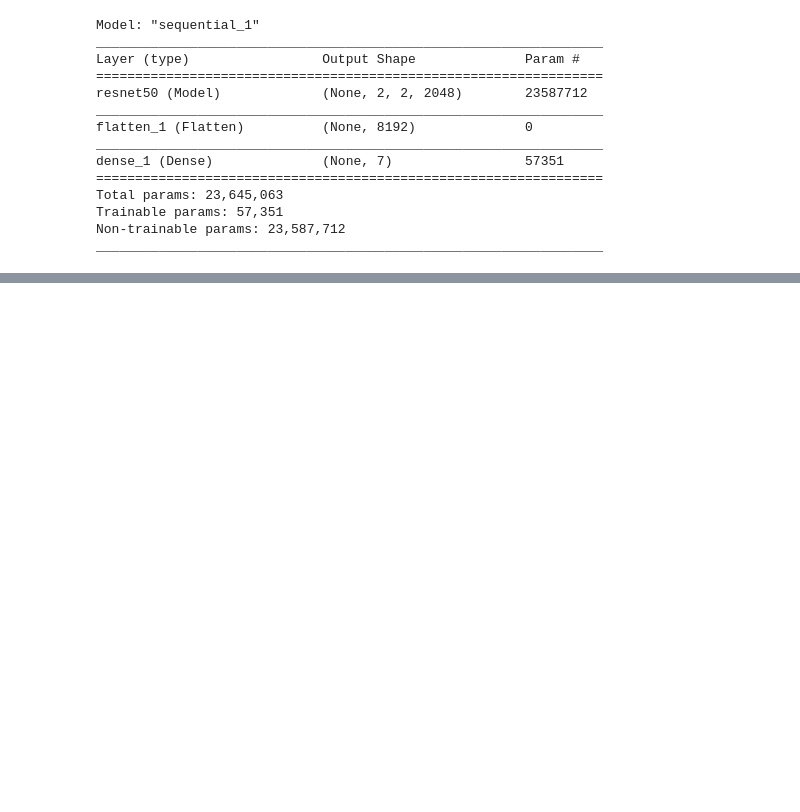
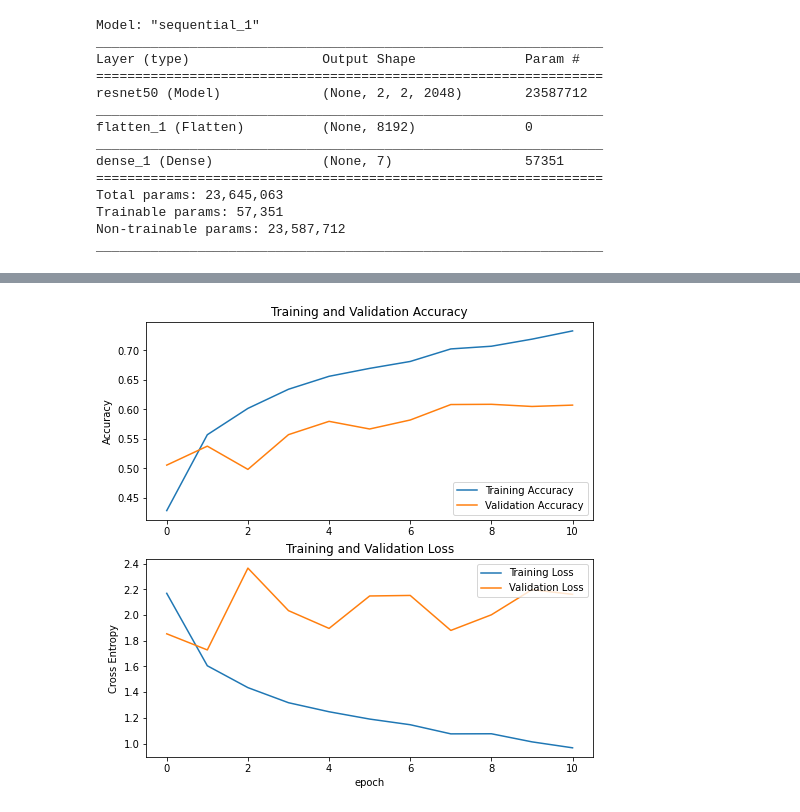
Before and after one commit to Dingdong-LIU/comp4471-project, a Jupyter notebook: Untitled1.ipynb, the cells around one changed output, grey strips where cells are left out. Drawn from its saved outputs; the diff is of its cells as text; code cells hidden in the pictures; blank space fills up the shorter version.

```diff
--- a/Untitled1.ipynb
+++ b/Untitled1.ipynb
@@ -257,5 +291,9 @@ _________________________________________________________________
 # %%
 model2.compile(loss=tf.keras.losses.categorical_crossentropy, optimizer=tf.keras.optimizers.Adam(),metrics=['accuracy'])
 # %%
-history = model2.fit(X_train, y_train, batch_size = 32, epochs = 5, verbose = 1, validation_data = (X_val, y_val))
+history = model2.fit(X_train, y_train,
+                     batch_size = 32,
+                     epochs = 5,
+                     verbose = 1,
+                     validation_data = (X_val, y_val))
 # %% [output]
@@ -268,0 +310,17 @@ KeyboardInterrupt:
+# %%
+histories={}
+histories[1] = history
+initial_epochs = 5
+total_epochs = 5
+# %%
+index = 2
+add_epochs = 5
+total_epochs = initial_epochs + add_epochs
+
+history = model2.fit(X_train, y_train,
+                     batch_size = 32,
+                     epochs = total_epochs,
+                     initial_epoch=histories[index-1].epoch[-1],
+                     verbose = 1,
+                     validation_data = (X_val, y_val))
+initial_epochs = total_epochs
@@ -268,0 +340,11 @@ KeyboardInterrupt:
+# %%
+histories[index] = history
+acc = histories[1].history['accuracy']+history.history['accuracy']
+val_acc = histories[1].history['val_accuracy']+history.history['val_accuracy']
+
+loss = histories[1].history['loss']+history.history['loss']
+val_loss = histories[1].history['val_loss']+history.history['val_loss']
+# %%
+plot_process(acc, val_acc, loss, val_loss)
+# %% [output]
+[figure, added]
```
Also changed, not shown: parts of 16 cells of this notebook, 2 other files.
